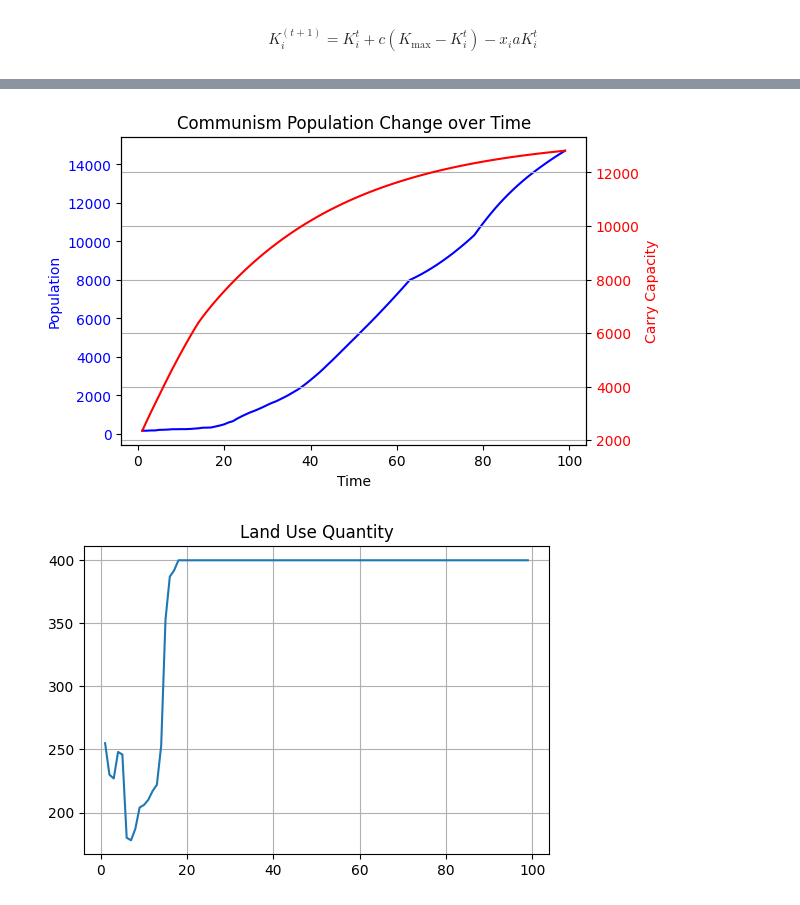
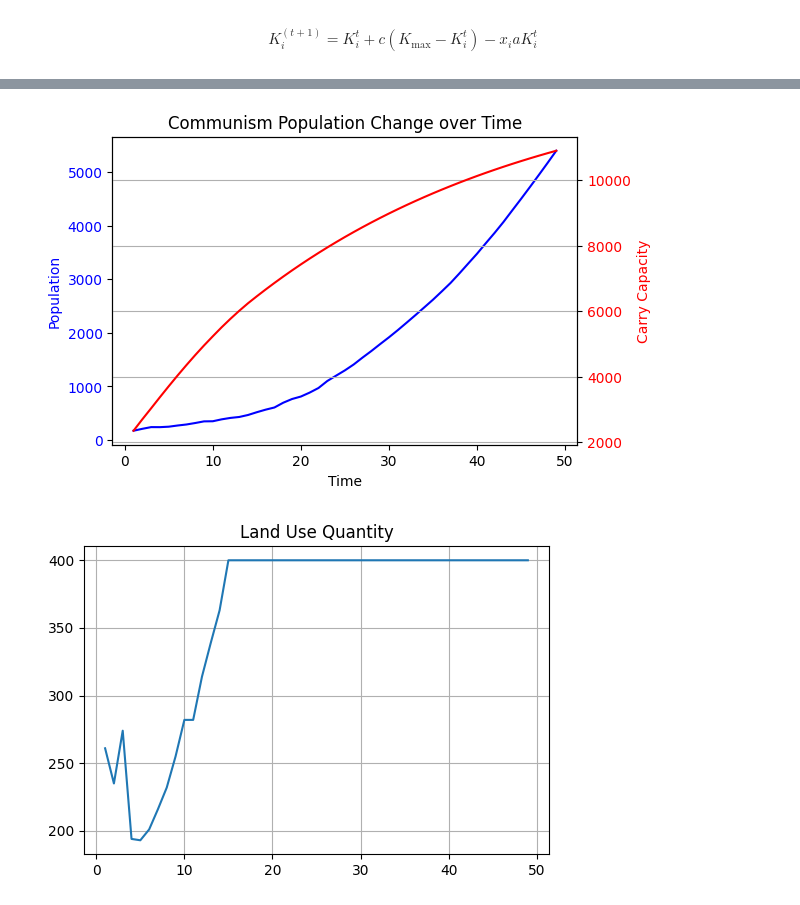
Before and after one commit to yutongliang723/Agent-Based-Model-CSH, a Jupyter notebook: Agent-Based Model - Week 4 Yutong.ipynb, the cells around one changed output, grey strips where cells are left out. Drawn from its saved outputs; the diff is of its cells as text; code cells hidden in the pictures.

```diff
--- a/Agent-Based Model - Week 4 Yutong.ipynb
+++ b/Agent-Based Model - Week 4 Yutong.ipynb
@@ -28,7 +28,7 @@ $$ K_{i}^{(t+1)} = K_{i}^{t} + c(K_{\text{max}} - K_{i}^{t}) - x_{i}aK_{i}^{t}$$
 vec1 = pd.read_csv('demog_vectors.csv')
 
 # everyone has the same farming capacity. It doesn't matter who farms.
-def communism_simulation_population_original(vec1, k, a, initial_population, initial_lands, simulation_time, initial_capacity, max_capacity_one_land):
+def communism_simulation_population_original(vec1, k, a, initial_population, initial_lands, simulation_time, initial_capacity, K_star_t):
     def generate_left_skewed_proportions(num_elements):
         data = skewnorm.rvs(a=-2, loc=0.4, scale=0.2, size=num_elements)
         data = data[data >= 0]
@@ -100,8 +100,7 @@ def communism_simulation_population_original(vec1, k, a, initial_population, ini
             selected_lands = selected_lands[:len(support_list)]  # Update the slicing here
         else:
             pass
-        print('utility_: ', utility_)
-        return selected_lands
+        return selected_lands, sum(utility_)
 
     ### Updating process for each year
     for t in range(1, simulation_time): # time 0 is already updated.
@@ -111,7 +110,6 @@ def communism_simulation_population_original(vec1, k, a, initial_population, ini
         flattened_consumption = consumption.values.flatten()
         individual_effectiveness = [(flattened_population[i], flattened_effectiveness[i]) for i in range(len(flattened_population))]
         individual_consumption = [(flattened_population[i], flattened_consumption[i]) for i in range(len(flattened_population))]
-
         support_list = []
         for item in individual_effectiveness:
             int_part = int(item[0])
@@ -134,16 +132,8 @@ def communism_simulation_population_original(vec1, k, a, initial_population, ini
         consume_list = [left * right for left, right in consume_list]
 
         K_t_natural = [land_assignments[t-1][i]['carry_capacity'] for i in range(initial_lands)] #from the land_assignment dict, get all the land capacities in the looping year.
-        K_t = []
-        support_counter = 0
-        for i in range (initial_lands):
-            if support_counter >= len(support_list) -1:
-                support = land_assignments[t-1][i]['carry_capacity']  # Reset the counter back to 0 for cycling behavior
-            else: support = support_list[support_counter]
-            K_t.append(min(support, land_assignments[t-1][i]['carry_capacity']))
-            support_counter += 1
 
-        selected_lands = find_top_lands(K_t_natural, support_list, consume_list)# select top lands in each year
+        selected_lands, P = find_top_lands(K_t_natural, support_list, consume_list)# select top lands in each year
         land_assignments[t] = {} # adding a sub-dict in each year, an old one.
         for i in range(initial_lands): #should I give everyone an agent identity?
                 land_assignments[t][i] = {
@@ -155,8 +145,6 @@ def communism_simulation_population_original(vec1, k, a, initial_population, ini
 
         N_t = populations[-1]  # Get the population value at the previous time step. For the first year, it's the initial_population variable.
         u_t = [land_assignments[t][i]['usage'] for i in range (initial_lands)] # get to use the land or not binary value u
-        P = sum([a * b for a,b in zip(K_t, u_t)]) # the harvest capacity of the whole village. Only consider the selected lands (aka, the top lands).
-        K_star_t = max_capacity_one_land # the upper limit of each land cell capacity
     #   updating land capacity
         for i in range(initial_lands):
             land_assignments[t][i]['carry_capacity'] = max(0, min(K_star_t, land_assignments[t-1][i]['carry_capacity'] + k * (K_star_t - land_assignments[t-1][i]['carry_capacity'])  - a * K_t_natural[i] * u_t[i])) ############
@@ -167,7 +155,6 @@ def communism_simulation_population_original(vec1, k, a, initial_population, ini
         population_matrix[np.isnan(population_matrix)] = 0
         if P  == 0: P = 0.1
         if N_t == 0: N_t = 0.15
-
         populations.append(np.sum(population_matrix))
         K_values.append(sum(K_t_plus_1)) # total land capacity
         P_values[t-1] = P # update the total harvest capacity
@@ -207,10 +194,10 @@ def plot_commuism_simulation_population2(vec1, k, a, initial_population, initial
 
 k = 0.01 # land recovery rate
 a = 0.02 # soil loss rate
-simulation_time = 100 #simulation year
+simulation_time = 50 #simulation year
 initial_population = 200
-initial_capacity = 5
+initial_capacity = 4
 initial_lands = 400
-max_capacity_one_land = 100
+K_star_t = 100
 plot_commuism_simulation_population2(vec1, k, a, initial_population, initial_lands, simulation_time, initial_capacity, max_capacity_one_land)
 # %% [output]
@@ -234,2 +204,2 @@ utility_:  [28.84945884397237, 28.84945884397237, 28.84945884397237, 28.84945884
-[figure, old version]
+[figure, new version]
-[figure, old version]
+[figure, new version]
```
Also changed, not shown: parts of 1 cell of this notebook.
